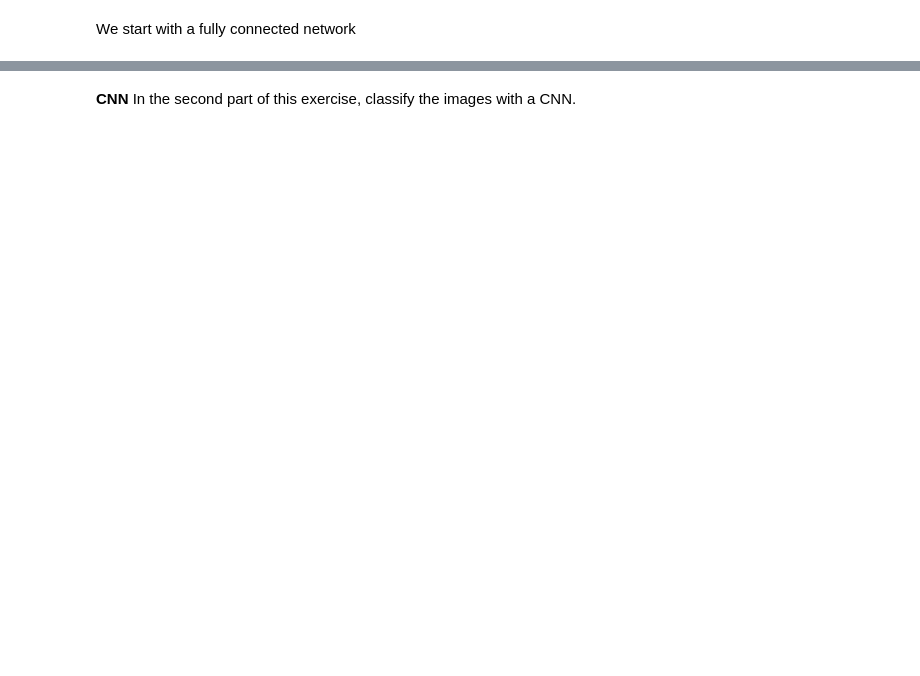
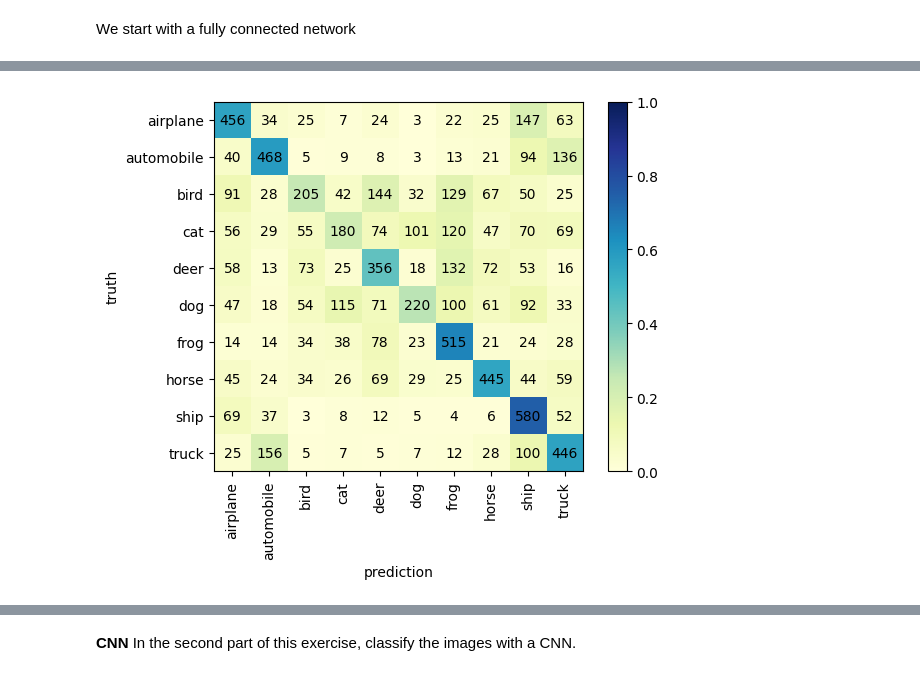
Before and after one commit to TildeSkar/Applied-Deep-Learning---Physics---exrecises, a Jupyter notebook: Exercise_7_1_CIFAR_10.ipynb, the cells around one changed output, grey strips where cells are left out. Cells and saved outputs as stored; diff of their text form; code cells hidden in the pictures; blank space fills up the shorter version.

```diff
--- a/Exercise_7_1_CIFAR_10.ipynb
+++ b/Exercise_7_1_CIFAR_10.ipynb
@@ -102,19 +118,20 @@ y_valid_onehot = tf.keras.utils.to_categorical(y_test, 10)[8000:]
 # %% [markdown]
 We start with a fully connected network
 # %%
+# Defining model parameters
+dropout_rate = 0.2
+
 # ----------------------------------------------------------
 # Define model
 # ----------------------------------------------------------
-model = tf.keras.models.Sequential(
-    [
-        layers.Flatten(input_shape=(32, 32, 3)),  # (32,32,3) --> (3072)
-        # this time the flatten operation is directly integrated into the network
-        # structure so that we can use the same input data later for a convolutional neural network.
-        ...
-        # Hint: remember that the output layer should have 10 nodes with a softmax activation
-    ],
-    name="nn",
-)
-
-print(model.summary())
+model = tf.keras.models.Sequential()
+model.add(layers.Input(shape=(32, 32, 3)))
+model.add(layers.Flatten())  # (32,32,3) --> (3072) # flattens the image
+ # this time the flatten operation is directly integrated into the network
+ # structure so that we can use the same input data later for a convolutional neural network.
+model.add(layers.Dense(256, 'relu')) # adding another dense layer
+model.add(layers.Dense(256, 'relu')) # adding second dense layer
+model.add(layers.Dropout(dropout_rate))  # Add dropout
+model.add(layers.Dense(10, activation='softmax')) # final layer
+model.summary()
 # %% [output]
@@ -124,12 +157,14 @@ ValueError: Only instances of `keras.Layer` can be added to a Sequential model.
 # Training
 # ----------------------------------------------------------
 model.compile(
-    ...
+    loss = 'categorical_crossentropy',
+    optimizer = 'adam',
+    metrics=['accuracy']
 )
 
 model.fit(
-    ...
-    batch_size=...,
+    x_train_norm, y_train_onehot,
+    batch_size= 64,
     epochs=20, # train at least for 20 epochs
     verbose=2,
     validation_data=(x_valid_norm, y_valid_onehot),
@@ -143,9 +197,9 @@ model.fit(
 history = np.genfromtxt("history_{}.csv".format(model.name), delimiter=",", names=True)
 
 
-# Hint: this is how you can plot the confusion matrix.
+# Plot the confusion matrix for the test data set.
 # calculate predictions for test set
-y_predict = model.predict(..., batch_size=128)
+y_predict = model.predict(x_test_norm, batch_size=128)
 
 # convert back to class labels (0-9)
 y_predict_cl = np.argmax(y_predict, axis=1)
@@ -153,3 +207,4 @@ y_test_cl = np.argmax(y_test_onehot, axis=1)
 
 # plot confusion matrix
 plot_confusion(y_test_cl, y_predict_cl)
+# %% [output]
@@ -156,3 +212,4 @@ plot_confusion(y_test_cl, y_predict_cl)
+[figure, added]
 # %%
 # Task: plot a few examples of correctly and incorrectly classified images.
 # Hint: First find the indices of correctly and incorrectly classified images:
```
Also changed, not shown: parts of 16 cells of this notebook.
